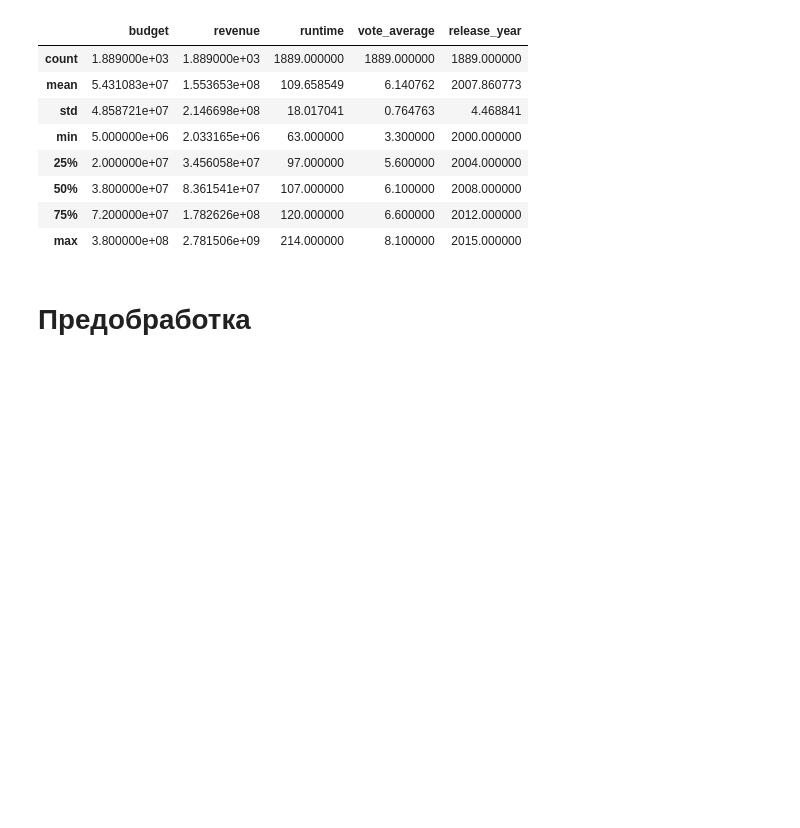
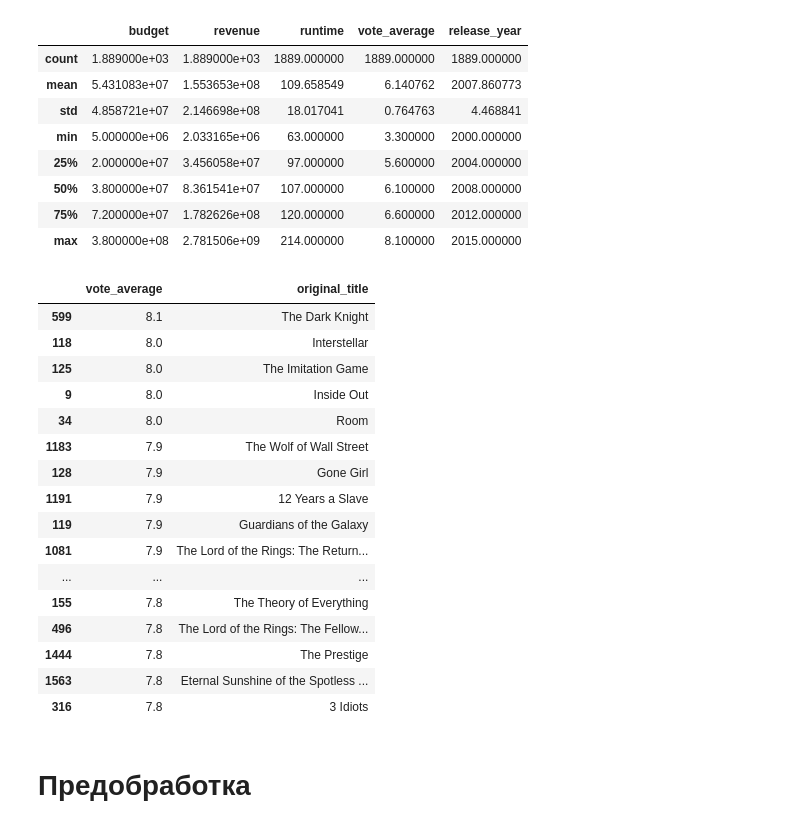
Before and after one commit to rndxx/SkillFactory, a Jupyter notebook: module_1/Movies_IMBD_v4.1_TEMPLATE.ipynb, the cells around one changed output. Saved outputs shown, nothing was run; the diff lists cells and outputs as text; code cells hidden in the pictures; blank space fills up the shorter version.

```diff
--- a/module_1/Movies_IMBD_v4.1_TEMPLATE.ipynb
+++ b/module_1/Movies_IMBD_v4.1_TEMPLATE.ipynb
@@ -27,6 +27,26 @@ data.describe()
 | 50% | 3.800000e+07 | 8.361541e+07 | 107.000000 | 6.100000 | 2008.000000 |
 | 75% | 7.200000e+07 | 1.782626e+08 | 120.000000 | 6.600000 | 2012.000000 |
 | max | 3.800000e+08 | 2.781506e+09 | 214.000000 | 8.100000 | 2015.000000 |
+# %%
+data[['vote_average','original_title']].sort_values('vote_average', ascending=False).head(25)
+# %% [output]
+|  | vote_average | original_title |
+| 599 | 8.1 | The Dark Knight |
+| 118 | 8.0 | Interstellar |
+| 125 | 8.0 | The Imitation Game |
+| 9 | 8.0 | Inside Out |
+| 34 | 8.0 | Room |
+| 1183 | 7.9 | The Wolf of Wall Street |
+| 128 | 7.9 | Gone Girl |
+| 1191 | 7.9 | 12 Years a Slave |
+| 119 | 7.9 | Guardians of the Galaxy |
+| 1081 | 7.9 | The Lord of the Rings: The Return... |
+| ... | ... | ... |
+| 155 | 7.8 | The Theory of Everything |
+| 496 | 7.8 | The Lord of the Rings: The Fellow... |
+| 1444 | 7.8 | The Prestige |
+| 1563 | 7.8 | Eternal Sunshine of the Spotless ... |
+| 316 | 7.8 | 3 Idiots |
 # %% [markdown]
 # Предобработка
 # %%
```
Also changed, not shown: parts of 12 cells of this notebook, 59 other files.
